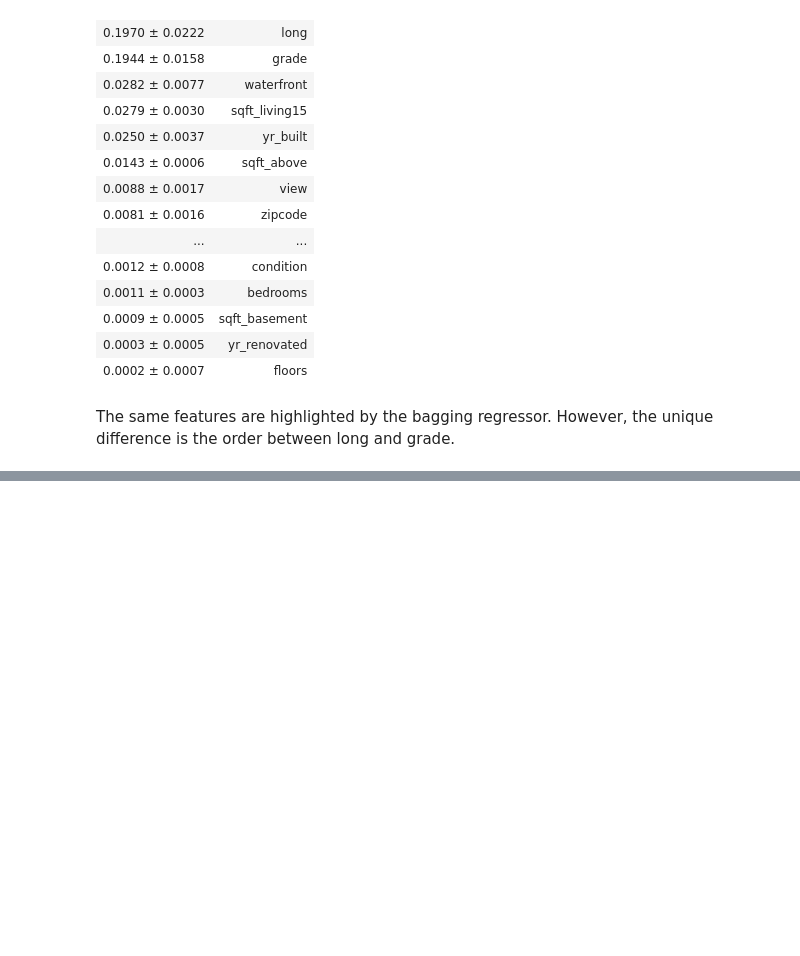
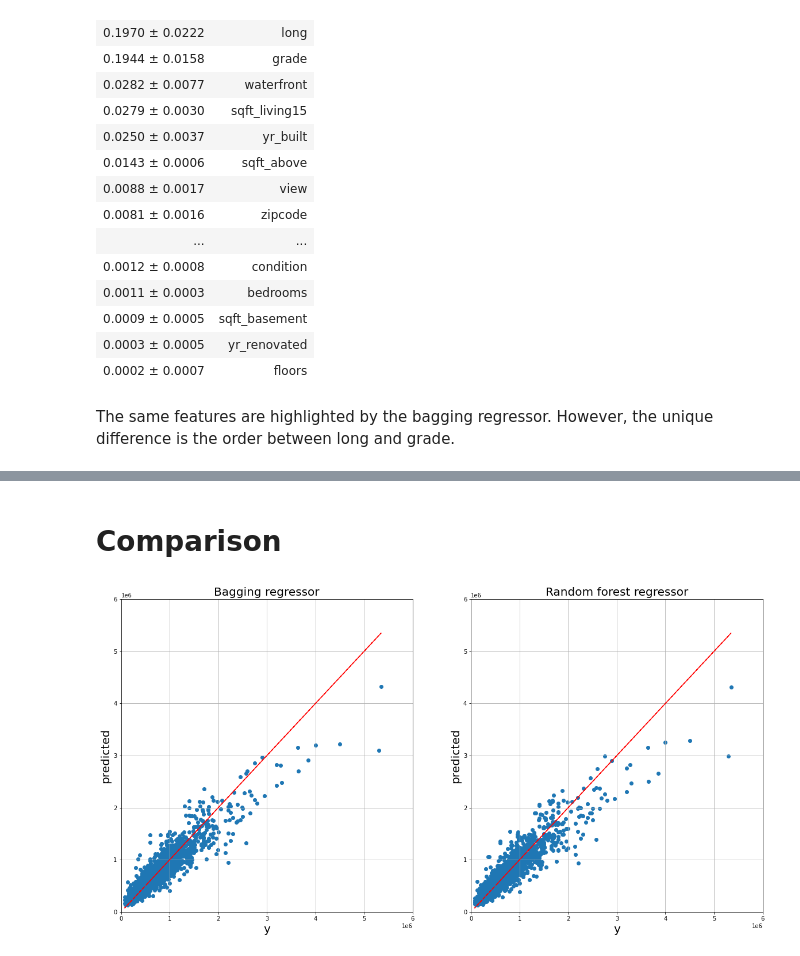
Before and after one commit to WilliamMejiaG/Homework, a Jupyter notebook: Bagged_Random_Forest.ipynb, the cells around one changed output, grey strips where cells are left out. Saved outputs shown, nothing was run; the diff lists cells and outputs as text; code cells hidden in the pictures; blank space fills up the shorter version.

```diff
--- a/Bagged_Random_Forest.ipynb
+++ b/Bagged_Random_Forest.ipynb
@@ -266,0 +289,23 @@ The same features are highlighted by the bagging regressor. However, the unique
+# %% [markdown]
+# Comparison
+# %%
+fig, axes = plt.subplots(nrows = 1, ncols = 2, figsize = (20,10))
+axes[0].scatter( y_test,bt.predict(X_test))
+axes[0].plot(y_test,y_test, color = 'red', linestyle = 'dashed')
+axes[0].set_xlabel('y', fontsize =20)
+axes[0].set_ylabel('predicted', fontsize = 20)
+axes[0].set_xlim(left = 0, right = 6e6)
+axes[0].set_ylim(bottom = 0, top = 6e6)
+axes[0].set_title('Bagging regressor', fontsize =20)
+axes[0].grid()
+
+axes[1].scatter( y_test,clf.predict(X_test))
+axes[1].plot(y_test,y_test, color = 'red', linestyle = 'dashed')
+axes[1].set_xlabel('y', fontsize =20)
+axes[1].set_ylabel('predicted', fontsize = 20)
+axes[1].set_xlim(left = 0, right = 6e6)
+axes[1].set_ylim(bottom = 0, top = 6e6)
+axes[1].set_title('Random forest regressor',fontsize =20)
+axes[1].grid()
+# %% [output]
+[figure, added]
```
Also changed, not shown: parts of 2 cells of this notebook.
